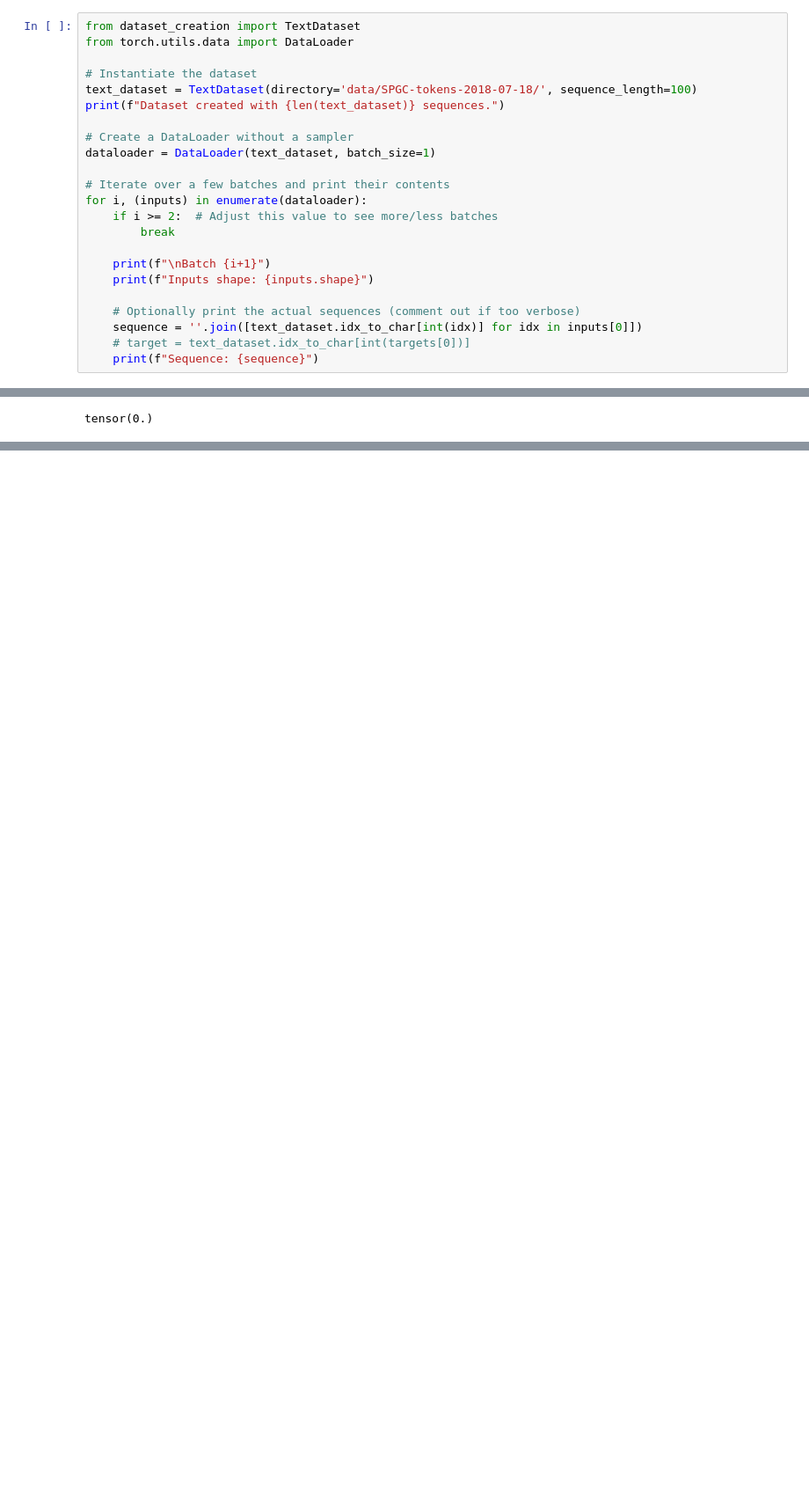
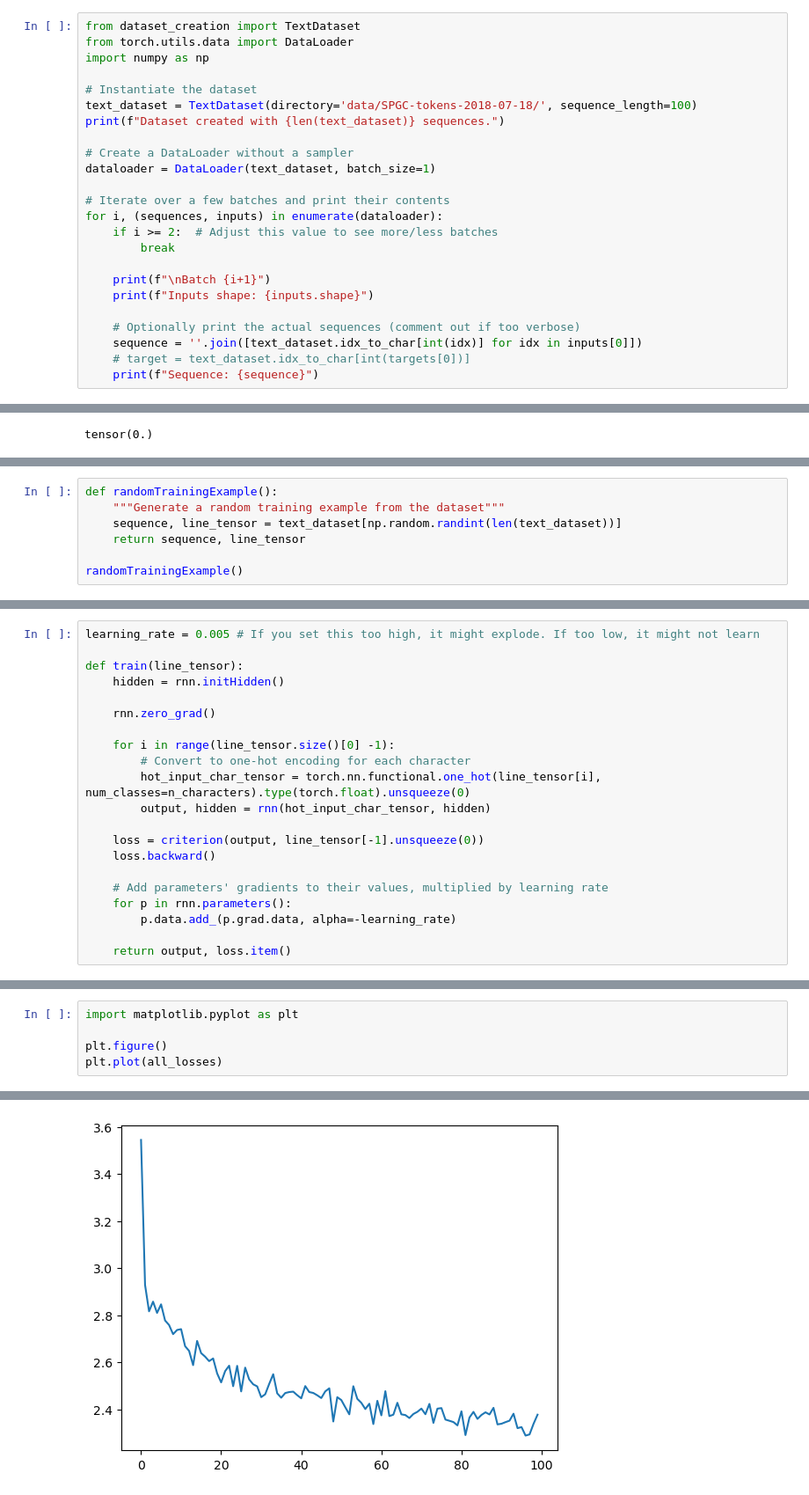
Before and after one commit to jaded0/memory_encoding, a Jupyter notebook: rnn.ipynb, the cells around one changed output, grey strips where cells are left out. Shown at 88% size. Drawn from its saved outputs; the diff is of its cells as text; blank space fills up the shorter version.

```diff
--- a/rnn.ipynb
+++ b/rnn.ipynb
@@ -1,6 +1,7 @@
 # %%
 from dataset_creation import TextDataset
 from torch.utils.data import DataLoader
+import numpy as np
 
 # Instantiate the dataset
 text_dataset = TextDataset(directory='data/SPGC-tokens-2018-07-18/', sequence_length=100)
@@ -10,7 +11,7 @@ print(f"Dataset created with {len(text_dataset)} sequences.")
 dataloader = DataLoader(text_dataset, batch_size=1)
 
 # Iterate over a few batches and print their contents
-for i, (inputs) in enumerate(dataloader):
+for i, (sequences, inputs) in enumerate(dataloader):
     if i >= 2:  # Adjust this value to see more/less batches
         break
 
@@ -171,0 +118,7 @@ KeyboardInterrupt:
+# %%
+def randomTrainingExample():
+    """Generate a random training example from the dataset"""
+    sequence, line_tensor = text_dataset[np.random.randint(len(text_dataset))]
+    return sequence, line_tensor
+
+randomTrainingExample()
@@ -171,0 +127,21 @@ KeyboardInterrupt:
+# %%
+learning_rate = 0.005 # If you set this too high, it might explode. If too low, it might not learn
+
+def train(line_tensor):
+    hidden = rnn.initHidden()
+
+    rnn.zero_grad()
+
+    for i in range(line_tensor.size()[0] -1):
+        # Convert to one-hot encoding for each character
+        hot_input_char_tensor = torch.nn.functional.one_hot(line_tensor[i], num_classes=n_characters).type(torch.float).unsqueeze(0)
+        output, hidden = rnn(hot_input_char_tensor, hidden)
+
+    loss = criterion(output, line_tensor[-1].unsqueeze(0))
+    loss.backward()
+
+    # Add parameters' gradients to their values, multiplied by learning rate
+    for p in rnn.parameters():
+        p.data.add_(p.grad.data, alpha=-learning_rate)
+
+    return output, loss.item()
@@ -171,0 +210,6 @@ KeyboardInterrupt:
+# %%
+import matplotlib.pyplot as plt
+
+plt.figure()
+plt.plot(all_losses)
+# %% [output]
@@ -171,0 +217 @@ KeyboardInterrupt:
+[figure, added]
```
Also changed, not shown: parts of 10 cells of this notebook, 1 other file.
